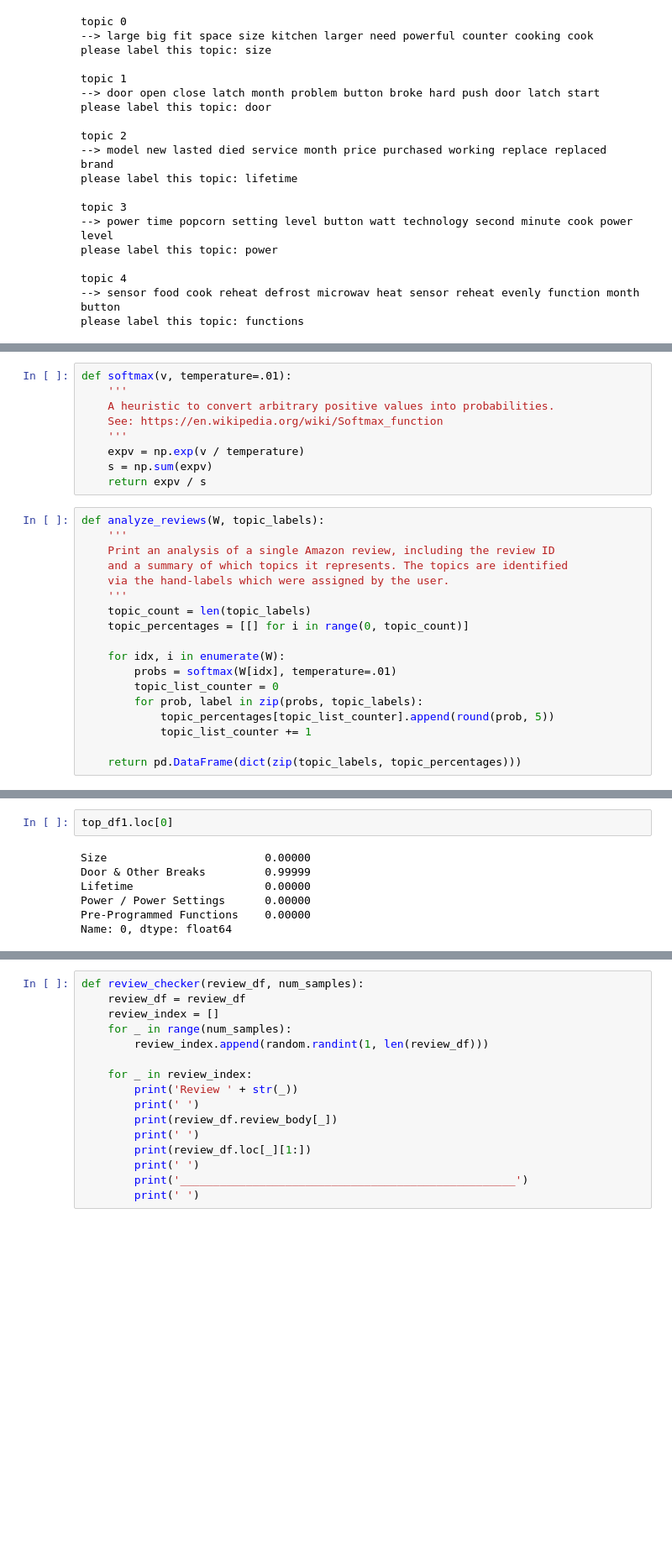
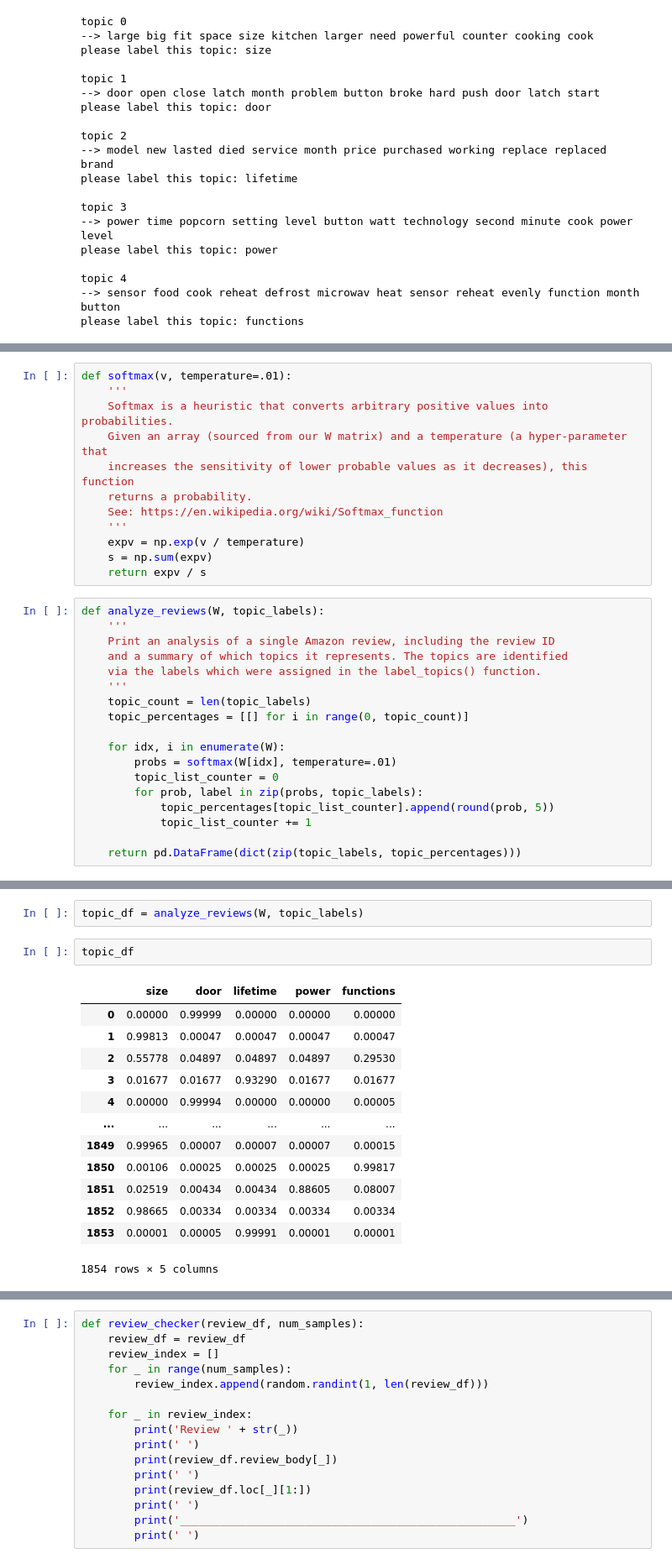
Before and after one commit to GrilledJeez/amazon_product_feature_analysis, a Jupyter notebook: modeling-Copy1.ipynb, the cells around one changed output, grey strips where cells are left out. Shown at 84% size. Saved outputs shown, nothing was run; the diff lists cells and outputs as text; blank space fills up the shorter version.

```diff
--- a/modeling-Copy1.ipynb
+++ b/modeling-Copy1.ipynb
@@ -262,7 +270,10 @@ df_featurizer(df, topic_keywords1, topic_labels1, n_components=topics1, column_n
 # %%
 def softmax(v, temperature=.01):
     '''
-    A heuristic to convert arbitrary positive values into probabilities.
+    Softmax is a heuristic that converts arbitrary positive values into probabilities.
+    Given an array (sourced from our W matrix) and a temperature (a hyper-parameter that
+    increases the sensitivity of lower probable values as it decreases), this function
+    returns a probability.
     See: https://en.wikipedia.org/wiki/Softmax_function
     '''
     expv = np.exp(v / temperature)
@@ -273,7 +284,7 @@ def analyze_reviews(W, topic_labels):
     '''
     Print an analysis of a single Amazon review, including the review ID
     and a summary of which topics it represents. The topics are identified
-    via the hand-labels which were assigned by the user.
+    via the labels which were assigned in the label_topics() function.
     '''
     topic_count = len(topic_labels)
     topic_percentages = [[] for i in range(0, topic_count)]
@@ -311,9 +300,18 @@ top_df1
-# %%
-top_df1.loc[0]
-# %% [output]
-Size                        0.00000
-Door & Other Breaks         0.99999
-Lifetime                    0.00000
-Power / Power Settings      0.00000
-Pre-Programmed Functions    0.00000
-Name: 0, dtype: float64
+# %%
+topic_df = analyze_reviews(W, topic_labels)
+# %%
+topic_df
+# %% [output]
+|  | size | door | lifetime | power | functions |
+| 0 | 0.00000 | 0.99999 | 0.00000 | 0.00000 | 0.00000 |
+| 1 | 0.99813 | 0.00047 | 0.00047 | 0.00047 | 0.00047 |
+| 2 | 0.55778 | 0.04897 | 0.04897 | 0.04897 | 0.29530 |
+| 3 | 0.01677 | 0.01677 | 0.93290 | 0.01677 | 0.01677 |
+| 4 | 0.00000 | 0.99994 | 0.00000 | 0.00000 | 0.00005 |
+| ... | ... | ... | ... | ... | ... |
+| 1849 | 0.99965 | 0.00007 | 0.00007 | 0.00007 | 0.00015 |
+| 1850 | 0.00106 | 0.00025 | 0.00025 | 0.00025 | 0.99817 |
+| 1851 | 0.02519 | 0.00434 | 0.00434 | 0.88605 | 0.08007 |
+| 1852 | 0.98665 | 0.00334 | 0.00334 | 0.00334 | 0.00334 |
+| 1853 | 0.00001 | 0.00005 | 0.99991 | 0.00001 | 0.00001 |
+1854 rows × 5 columns
```
Also changed, not shown: parts of 35 cells of this notebook.
